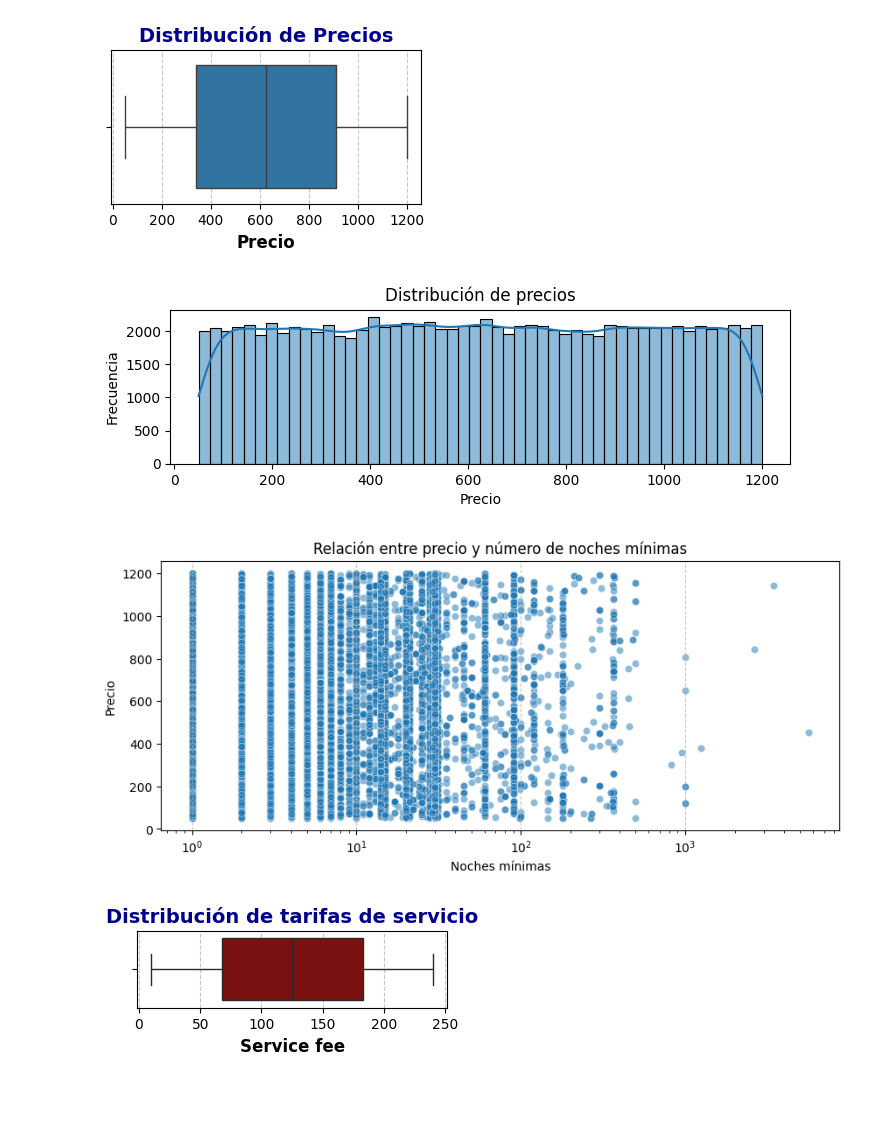
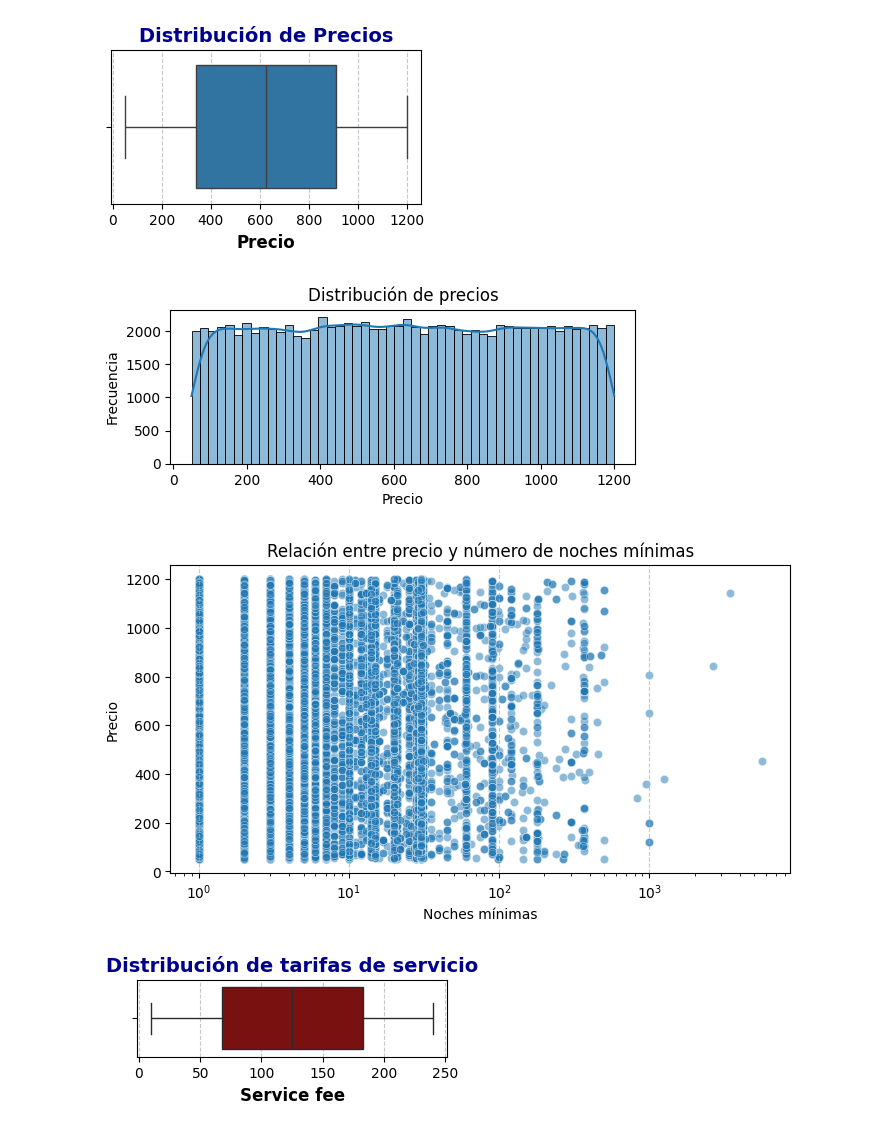
Before and after one commit to Jakcobo/Proyecto_ETL, a Jupyter notebook: Notebooks/002_EDA.ipynb, the cells around one changed output. Saved outputs shown, nothing was run; the diff lists cells and outputs as text; code cells hidden in the pictures; blank space fills up the shorter version.

```diff
--- a/Notebooks/002_EDA.ipynb
+++ b/Notebooks/002_EDA.ipynb
@@ -124,16 +114,16 @@ plt.show()
 # %% [output]
 [figure]
 # %%
-plt.figure(figsize=(8, 2))
+plt.figure(figsize=(6, 2))
 sns.histplot(df['price'].str.replace('$', '').str.replace(',', '').astype(float), bins=50, kde=True)
 plt.xlabel("Precio")
 plt.ylabel("Frecuencia")
 plt.title("Distribución de precios")
 plt.show()
 # %% [output]
-[figure, old version]
+[figure, new version]
 # %%
-plt.figure(figsize=(10, 4))
+plt.figure(figsize=(8, 4))
 sns.scatterplot(x=df['minimum nights'], y=df['price'].str.replace('$', '').str.replace(',', '').astype(float), alpha=0.5)
 plt.xlabel("Noches mínimas")
 plt.ylabel("Precio")
@@ -142,7 +132,7 @@ plt.xscale("log")  # Escala logarítmica para mejor visualización
 plt.grid(axis='x', linestyle="--", alpha=0.7)
 plt.show()
 # %% [output]
-[figure, old version]
+[figure, new version]
 # %%
 plt.figure(figsize=(4, 1
                     ))
```
Also changed, not shown: parts of 5 cells of this notebook, 3 other files.
